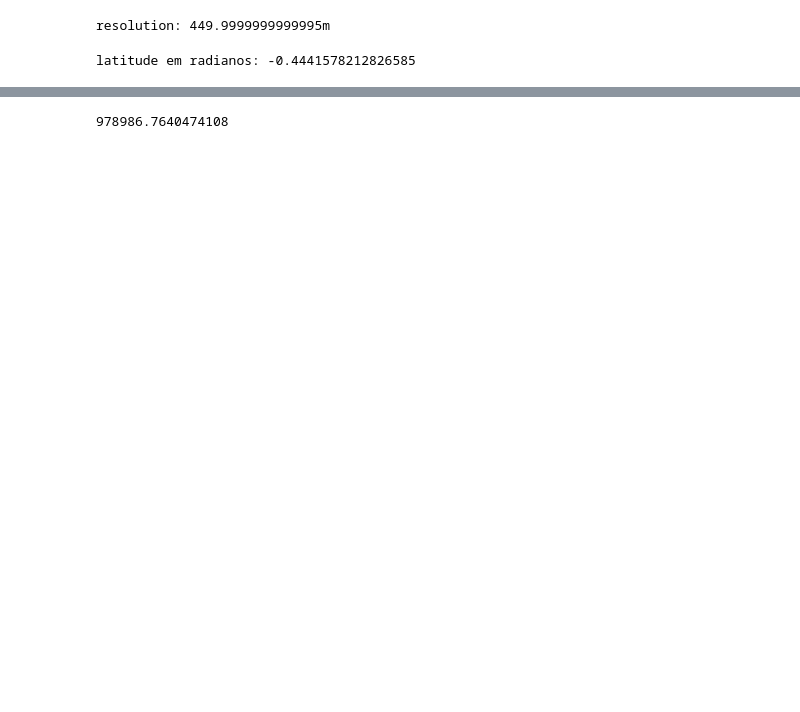
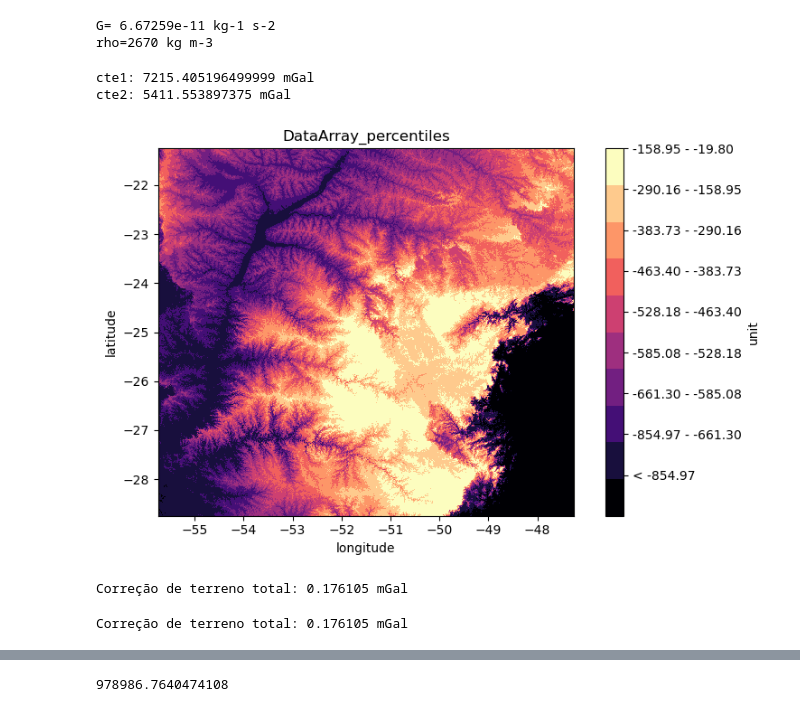
Before and after one commit to ErosKerouak/physical-geodesy, a Jupyter notebook: code/3-terrain_correction.ipynb, the cells around one changed output, grey strips where cells are left out. Drawn from its saved outputs; the diff is of its cells as text; code cells hidden in the pictures; blank space fills up the shorter version.

Commit message:
Update terrain correction

```diff
--- a/code/3-terrain_correction.ipynb
+++ b/code/3-terrain_correction.ipynb
@@ -40,6 +99,0 @@ resolution_degrees: 0.004166666666666662°
-# %%
-resolution = (resolution_degrees * 30)*3600
-
-print(f"resolution: {resolution}m")
-# %% [output]
-resolution: 449.9999999999995m
@@ -49,6 +100,58 @@ rho = 2670
-# %%
-lat_rad = np.deg2rad(lat)
-
-print(f"latitude em radianos: {lat_rad}")
-# %% [output]
-latitude em radianos: -0.4441578212826585
+# %%
+# Constantes
+G = 6.67259e-11   # m3 kg-1 s-2
+rho=2670          # kg m-3
+print(f"G= {G} kg-1 s-2")
+print(f"rho={rho} kg m-3")
+# %% [output]
+G= 6.67259e-11 kg-1 s-2
+rho=2670 kg m-3
+# %%
+# Coeficientes em mGal
+cte1 = (G * rho / 2) * res_metros_2 * 1e5
+cte2 = (3 * G * rho / 8) * res_metros_2 * 1e5
+
+print(f"cte1: {cte1} mGal")
+print(f"cte2: {cte2} mGal")
+# %% [output]
+cte1: 7215.405196499999 mGal
+cte2: 5411.553897375 mGal
+# %%
+# Diferença de elevação
+delta_h = elevation - HP
+
+md.plot_DataArray_percentiles(
+    delta_h,
+    x='longitude',
+    y='latitude',
+    label='unit',
+    title='DataArray_percentiles',
+    cmap='magma',
+    num_classes=10
+    )
+# %% [output]
+[figure, added]
+# %%
+# Constantes
+raio_integracao = 100000     # metros
+
+
+
+# Aplicação da fórmula com máscara de distância
+Ct = xr.where(
+    (distance.values <= raio_integracao) & (~xr.ufuncs.isnan(delta_h)),
+    cte1 * (delta_h**2) / (distance.values**3) - cte2 * (delta_h**4) / (distance.values**5),
+    0.0
+)
+
+# Soma total da correção de terreno em mGal
+Ct_total = Ct.sum().item()
+
+print(f"Correção de terreno total: {Ct_total:.6f} mGal")
+# %% [output]
+Correção de terreno total: 0.176105 mGal
+# %%
+Ct_total = md.terrain_correction(elevation, 100000, latP, longP, HP=None, G=6.67259e-11, rho=2670)
+print(f"Correção de terreno total: {Ct_total:.6f} mGal")
+# %% [output]
+Correção de terreno total: 0.176105 mGal
```
Also changed, not shown: parts of 14 cells of this notebook.
